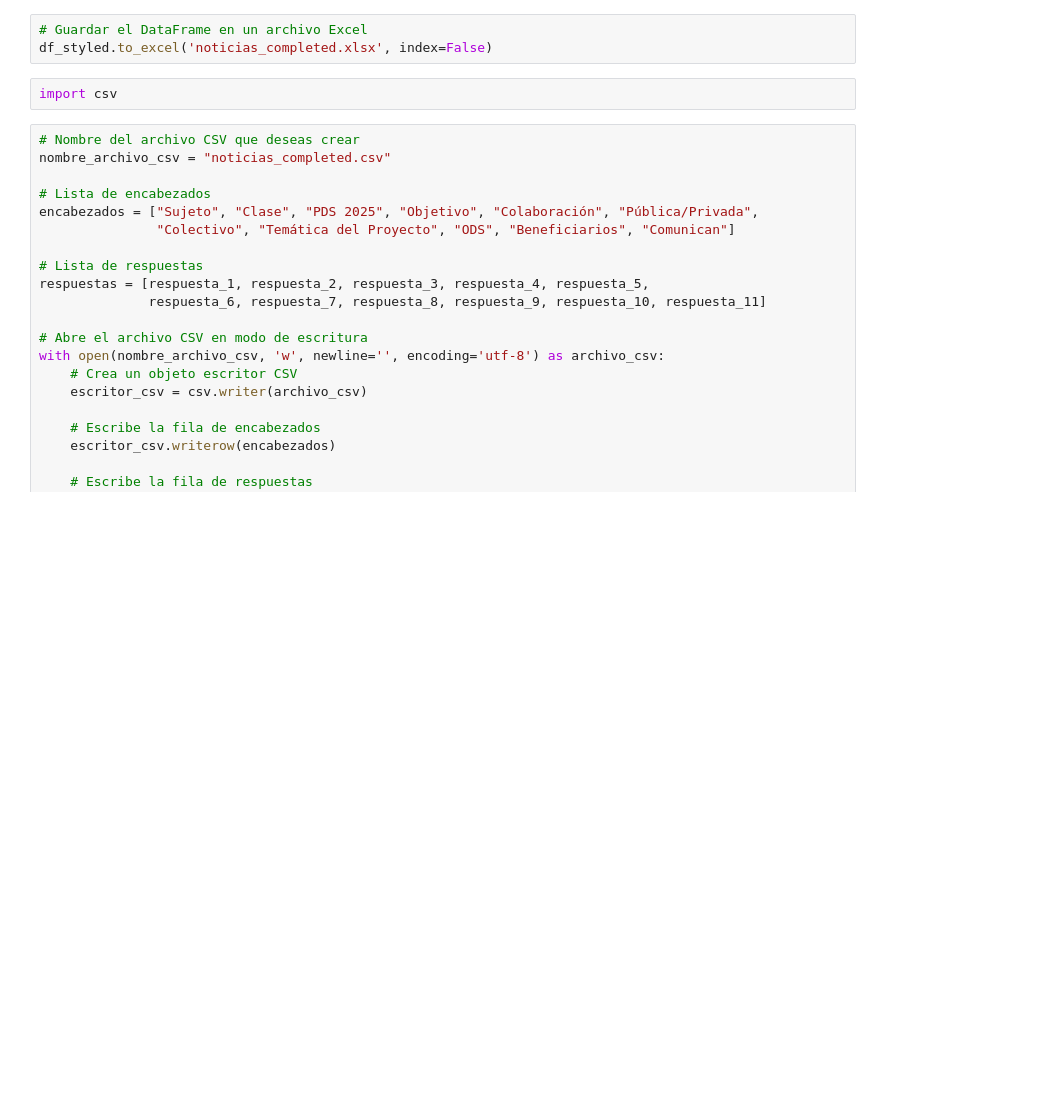
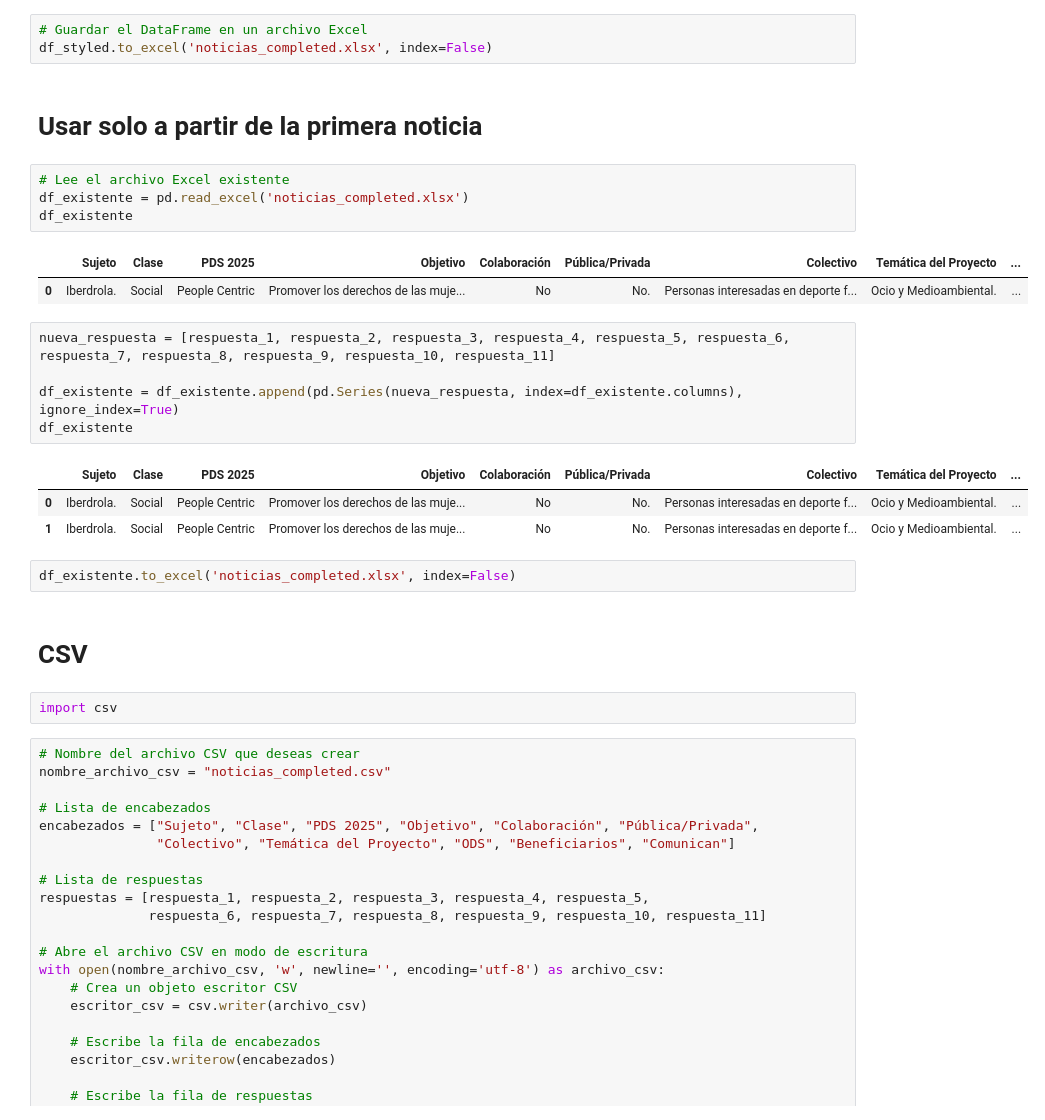
Before and after one commit to jgilaberts/Prueba-Github, a Jupyter notebook: Analisis Info No estructurada/Langchain_texto.ipynb, the cells around one changed output. Saved outputs shown, nothing was run; the diff lists cells and outputs as text; blank space fills up the shorter version.

Commit message:
commit noticias completed and excel update changes

```diff
--- a/Analisis Info No estructurada/Langchain_texto.ipynb
+++ b/Analisis Info No estructurada/Langchain_texto.ipynb
@@ -348,6 +348,28 @@ df_styled
 # %%
 # Guardar el DataFrame en un archivo Excel
 df_styled.to_excel('noticias_completed.xlsx', index=False)
+# %% [markdown]
+# Usar solo a partir de la primera noticia
+# %%
+# Lee el archivo Excel existente
+df_existente = pd.read_excel('noticias_completed.xlsx')
+df_existente
+# %% [output]
+|  | Sujeto | Clase | PDS 2025 | Objetivo | Colaboración | Pública/Privada | Colectivo | Temática del Proyecto | ... |
+| 0 | Iberdrola. | Social | People Centric | Promover los derechos de las muje... | No | No. | Personas interesadas en deporte f... | Ocio y Medioambiental. | ... |
+# %%
+nueva_respuesta = [respuesta_1, respuesta_2, respuesta_3, respuesta_4, respuesta_5, respuesta_6, respuesta_7, respuesta_8, respuesta_9, respuesta_10, respuesta_11]
+
+df_existente = df_existente.append(pd.Series(nueva_respuesta, index=df_existente.columns), ignore_index=True)
+df_existente
+# %% [output]
+|  | Sujeto | Clase | PDS 2025 | Objetivo | Colaboración | Pública/Privada | Colectivo | Temática del Proyecto | ... |
+| 0 | Iberdrola. | Social | People Centric | Promover los derechos de las muje... | No | No. | Personas interesadas en deporte f... | Ocio y Medioambiental. | ... |
+| 1 | Iberdrola. | Social | People Centric | Promover los derechos de las muje... | No | No. | Personas interesadas en deporte f... | Ocio y Medioambiental. | ... |
+# %%
+df_existente.to_excel('noticias_completed.xlsx', index=False)
+# %% [markdown]
+# CSV
 # %%
 import csv
 # %%
```
Also changed, not shown: parts of 6 cells of this notebook, 2 other files.
